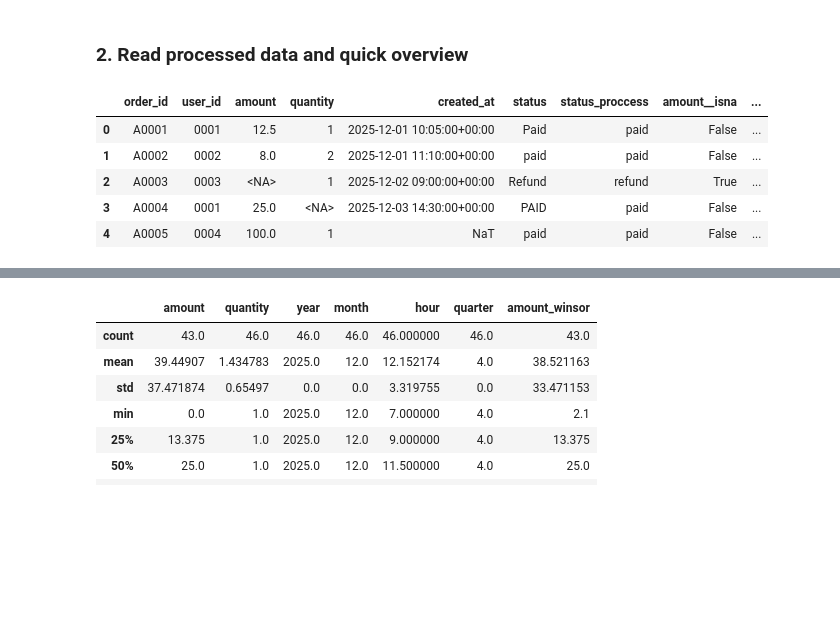
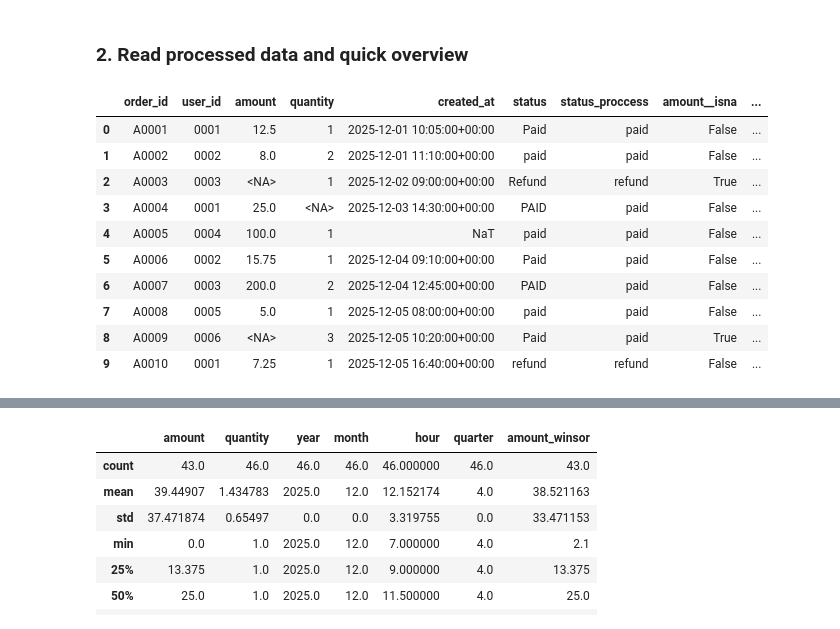
Before and after one commit to FaiOnayq/week2-data-work, a Jupyter notebook: notebooks/eda.ipynb, the cells around one changed output, grey strips where cells are left out. Drawn from its saved outputs; the diff is of its cells as text; code cells hidden in the pictures; blank space fills up the shorter version.

```diff
--- a/notebooks/eda.ipynb
+++ b/notebooks/eda.ipynb
@@ -29,15 +29,20 @@ def save_fig(fig, path: Path, *, scale: int = 2) -> None:
 # %%
 
 orders_output = path.processed / "analytics_table_x.parquet"
 df = pd.read_parquet(orders_output)
-df.head()
+df.head(10)
 # %% [output]
 |  | order_id | user_id | amount | quantity | created_at | status | status_proccess | amount__isna | ... |
 | 0 | A0001 | 0001 | 12.5 | 1 | 2025-12-01 10:05:00+00:00 | Paid | paid | False | ... |
 | 1 | A0002 | 0002 | 8.0 | 2 | 2025-12-01 11:10:00+00:00 | paid | paid | False | ... |
 | 2 | A0003 | 0003 | <NA> | 1 | 2025-12-02 09:00:00+00:00 | Refund | refund | True | ... |
 | 3 | A0004 | 0001 | 25.0 | <NA> | 2025-12-03 14:30:00+00:00 | PAID | paid | False | ... |
 | 4 | A0005 | 0004 | 100.0 | 1 | NaT | paid | paid | False | ... |
+| 5 | A0006 | 0002 | 15.75 | 1 | 2025-12-04 09:10:00+00:00 | Paid | paid | False | ... |
+| 6 | A0007 | 0003 | 200.0 | 2 | 2025-12-04 12:45:00+00:00 | PAID | paid | False | ... |
+| 7 | A0008 | 0005 | 5.0 | 1 | 2025-12-05 08:00:00+00:00 | paid | paid | False | ... |
+| 8 | A0009 | 0006 | <NA> | 3 | 2025-12-05 10:20:00+00:00 | Paid | paid | True | ... |
+| 9 | A0010 | 0001 | 7.25 | 1 | 2025-12-05 16:40:00+00:00 | refund | refund | False | ... |
 # %%
 print("rows count", len(df))
 print("Data type:", df.dtypes.head(15))
```
Also changed, not shown: parts of 5 cells of this notebook, 21 other files.
